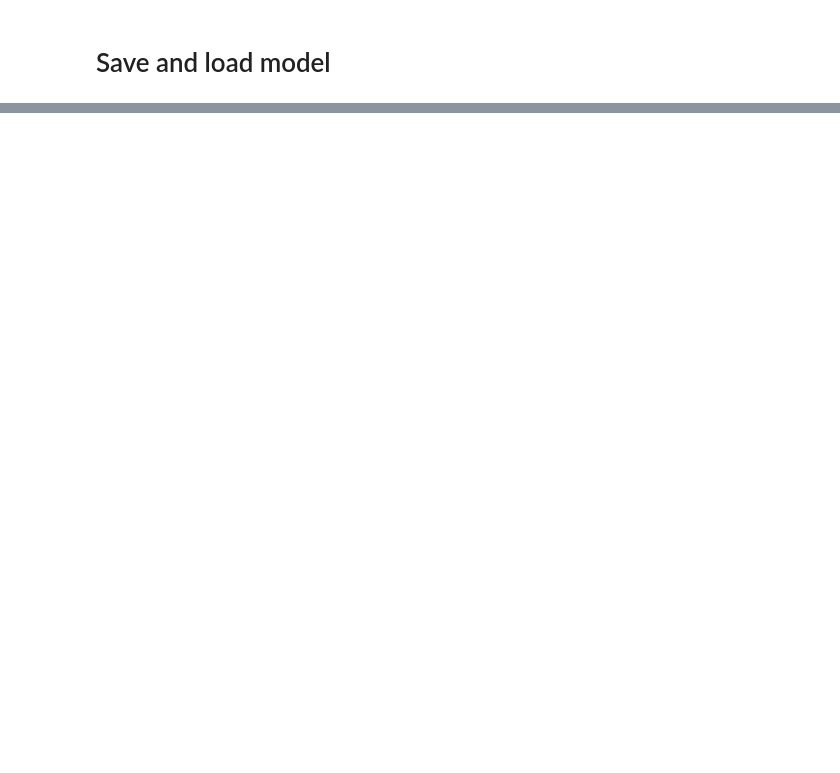
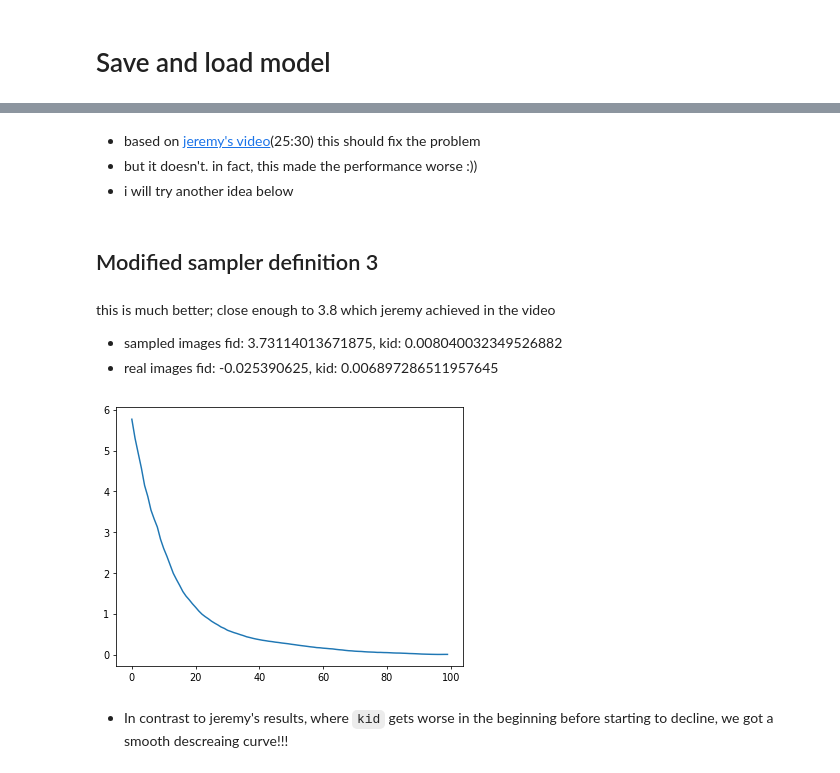
Before and after one commit to aminojagh/fast-ai, a Jupyter notebook: part2_nbs/22_noise-pred.ipynb, the cells around one changed output, grey strips where cells are left out. Cells and saved outputs as stored; diff of their text form; code cells hidden in the pictures; blank space fills up the shorter version.

```diff
--- a/part2_nbs/22_noise-pred.ipynb
+++ b/part2_nbs/22_noise-pred.ipynb
@@ -142,0 +273,4 @@ show_images(xt[:16], imsize=1.7, titles=titles);
+# %%
+# set_seed(42)
+preds = sample(ddim_step, model, sz, steps=100, eta=1.)
+print(preds[-1].shape)
@@ -142,0 +284,55 @@ show_images(xt[:16], imsize=1.7, titles=titles);
+# %% [markdown]
+- based on [jeremy's video](https://www.youtube.com/watch?v=6Bta1tXRUfM)(25:30) this should fix the problem
+- but it doesn't. in fact, this made the performance worse :))
+- i will try another idea below
+# %% [markdown]
+## Modified sampler definition 3
+# %%
+@torch.no_grad()
+def sample(f, model, sz, steps, eta=1.):
+    ts = torch.linspace(1-1/steps,0,steps)
+    x_t = torch.randn(sz).to(model.device)
+    preds = []
+    for i,t in enumerate(progress_bar(ts)):
+        noise = model(x_t) # we don't pass t here
+        abar_t1 = abar(t-1/steps) if t>=1/steps else torch.tensor(1)
+        x_0_hat,x_t = f(x_t, noise, abar_t1, eta)
+        preds.append(x_0_hat.float().cpu())
+    return preds
+
+def ddim_step(x_t, noise, abar_t1, eta):
+    with torch.no_grad(): a = tmodel(x_t)[...,None,None].sigmoid()
+    med = a.median()
+    a = a.clamp(med/2,med*2)
+    t = inv_abar(a)
+    at1 = abar(t-1/100)
+    at1[t<1/100]=1
+    sig = (((1-at1)/(1-a)).sqrt() * (1-a/at1).sqrt()) * eta
+    sig[torch.isnan(sig)] = 0
+    x_0_hat = ((x_t-(1-a).sqrt()*noise) / a.sqrt())
+
+    abar_t1 = at1
+    bbar_t1 = 1 - abar_t1
+
+    sig[bbar_t1<=sig**2+0.01]=0.
+    x_t = abar_t1.sqrt()*x_0_hat + (bbar_t1-sig**2).sqrt()*noise
+    x_t += sig * torch.randn(x_t.shape).to(x_t)
+    return x_0_hat,x_t
+# %%
+from src.init import clean_mem
+clean_mem()
+preds = sample(ddim_step, model, sz, steps=100, eta=1.)
+print(preds[-1].shape)
+s = (preds[-1]*2)
+print(f"sampled images fid: {ie.fid(s)}, kid: {ie.kid(s)}")
+print(f"real images fid: {ie.fid(xb)}, kid: {ie.kid(xb)}")
+# %% [markdown]
+this is much better; close enough to 3.8 which jeremy achieved in the video
+- sampled images fid: 3.73114013671875, kid: 0.008040032349526882
+- real images fid: -0.025390625, kid: 0.006897286511957645
+# %%
+plt.plot([ie.kid((o*2).clamp(-1,1)) for o in preds]);
+# %% [output]
+[figure, added]
+# %% [markdown]
+- In contrast to jeremy's results, where `kid` gets worse in the beginning before starting to decline, we got a smooth descreaing curve!!!
```
Also changed, not shown: parts of 32 cells of this notebook.
